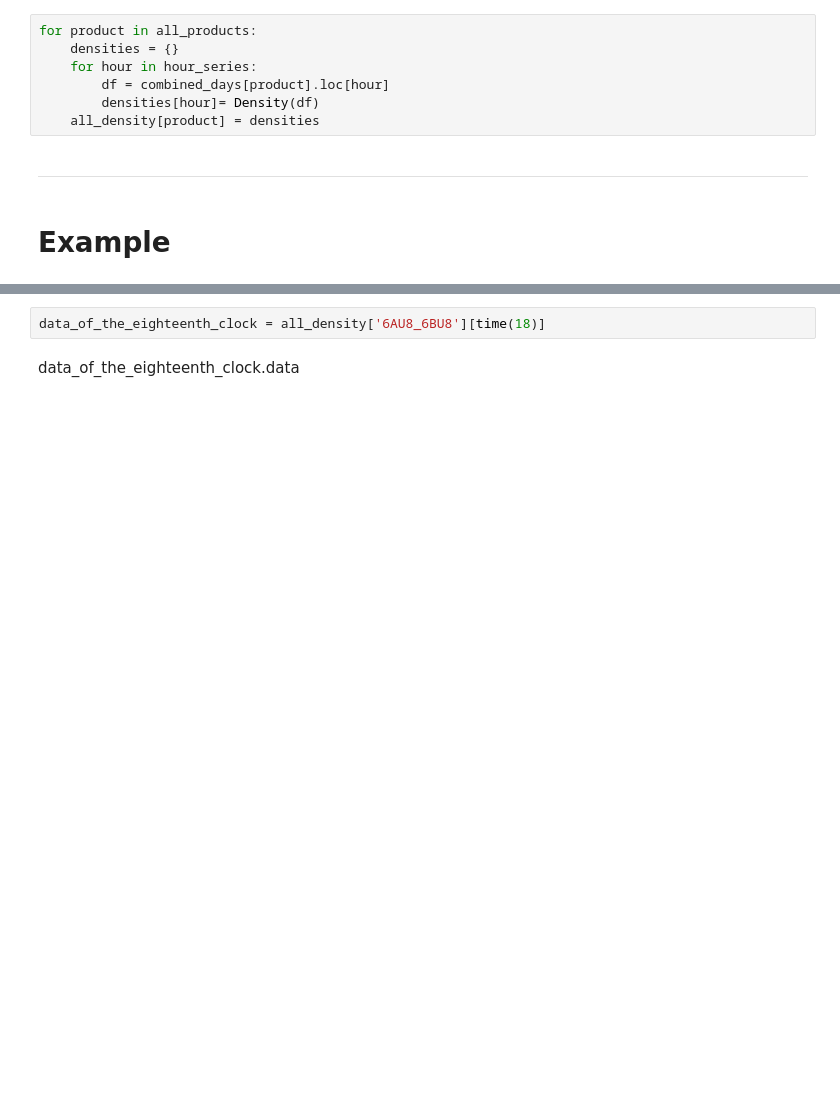
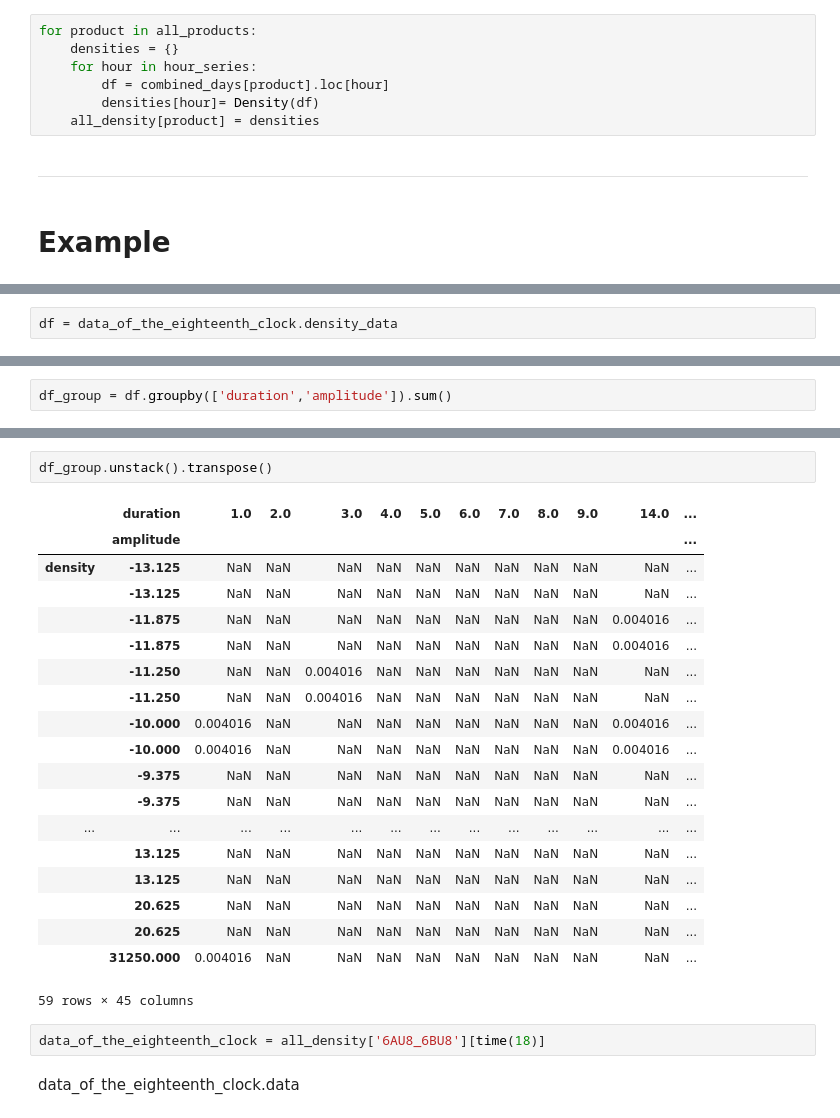
Before and after one commit to birdalugur/cefis2, a Jupyter notebook: run.ipynb, the cells around one changed output, grey strips where cells are left out. Cells and saved outputs as stored; diff of their text form; blank space fills up the shorter version.

Commit message:
density calculation

```diff
--- a/run.ipynb
+++ b/run.ipynb
@@ -140,0 +116,2 @@ NameError: name 'data_of_the_eighteenth_clock' is not defined
+# %%
+df = data_of_the_eighteenth_clock.density_data
@@ -140,0 +139,2 @@ NameError: name 'data_of_the_eighteenth_clock' is not defined
+# %%
+df_group = df.groupby(['duration','amplitude']).sum()
@@ -141,3 +165,25 @@ NameError: name 'data_of_the_eighteenth_clock' is not defined
+# %%
+df_group.unstack().transpose()
+# %% [output]
+|  | duration | 1.0 | 2.0 | 3.0 | 4.0 | 5.0 | 6.0 | 7.0 | 8.0 | 9.0 | 14.0 | ... |
+|  | amplitude |  |  |  |  |  |  |  |  |  |  | ... |
+| density | -13.125 | NaN | NaN | NaN | NaN | NaN | NaN | NaN | NaN | NaN | NaN | ... |
+|  | -13.125 | NaN | NaN | NaN | NaN | NaN | NaN | NaN | NaN | NaN | NaN | ... |
+|  | -11.875 | NaN | NaN | NaN | NaN | NaN | NaN | NaN | NaN | NaN | 0.004016 | ... |
+|  | -11.875 | NaN | NaN | NaN | NaN | NaN | NaN | NaN | NaN | NaN | 0.004016 | ... |
+|  | -11.250 | NaN | NaN | 0.004016 | NaN | NaN | NaN | NaN | NaN | NaN | NaN | ... |
+|  | -11.250 | NaN | NaN | 0.004016 | NaN | NaN | NaN | NaN | NaN | NaN | NaN | ... |
+|  | -10.000 | 0.004016 | NaN | NaN | NaN | NaN | NaN | NaN | NaN | NaN | 0.004016 | ... |
+|  | -10.000 | 0.004016 | NaN | NaN | NaN | NaN | NaN | NaN | NaN | NaN | 0.004016 | ... |
+|  | -9.375 | NaN | NaN | NaN | NaN | NaN | NaN | NaN | NaN | NaN | NaN | ... |
+|  | -9.375 | NaN | NaN | NaN | NaN | NaN | NaN | NaN | NaN | NaN | NaN | ... |
+| ... | ... | ... | ... | ... | ... | ... | ... | ... | ... | ... | ... | ... |
+|  | 13.125 | NaN | NaN | NaN | NaN | NaN | NaN | NaN | NaN | NaN | NaN | ... |
+|  | 13.125 | NaN | NaN | NaN | NaN | NaN | NaN | NaN | NaN | NaN | NaN | ... |
+|  | 20.625 | NaN | NaN | NaN | NaN | NaN | NaN | NaN | NaN | NaN | NaN | ... |
+|  | 20.625 | NaN | NaN | NaN | NaN | NaN | NaN | NaN | NaN | NaN | NaN | ... |
+|  | 31250.000 | 0.004016 | NaN | NaN | NaN | NaN | NaN | NaN | NaN | NaN | NaN | ... |
+59 rows × 45 columns
 # %%
 data_of_the_eighteenth_clock = all_density['6AU8_6BU8'][time(18)]
 # %% [markdown]
```
Also changed, not shown: parts of 5 cells of this notebook.
